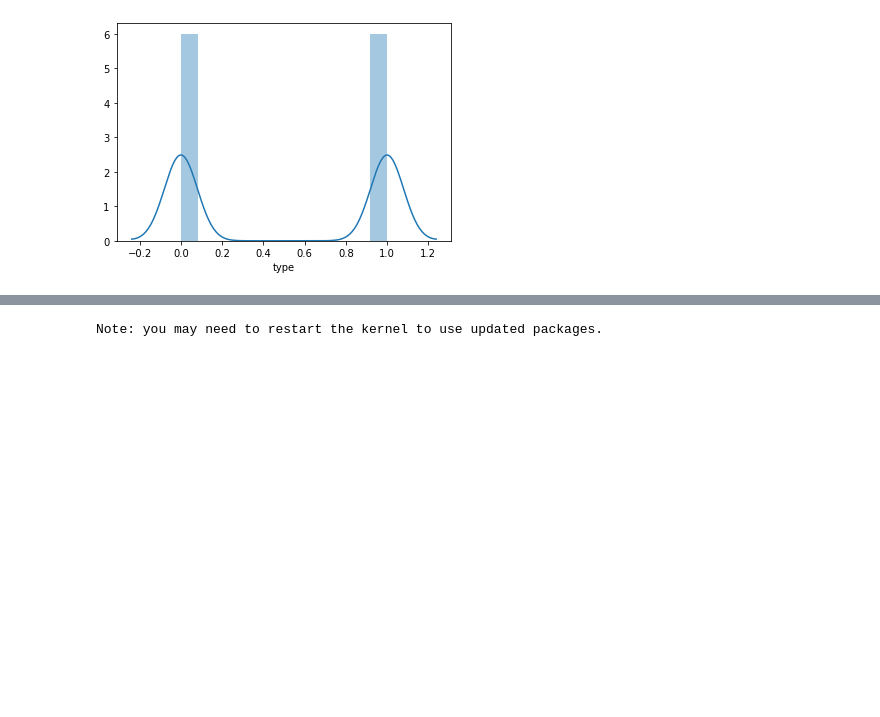
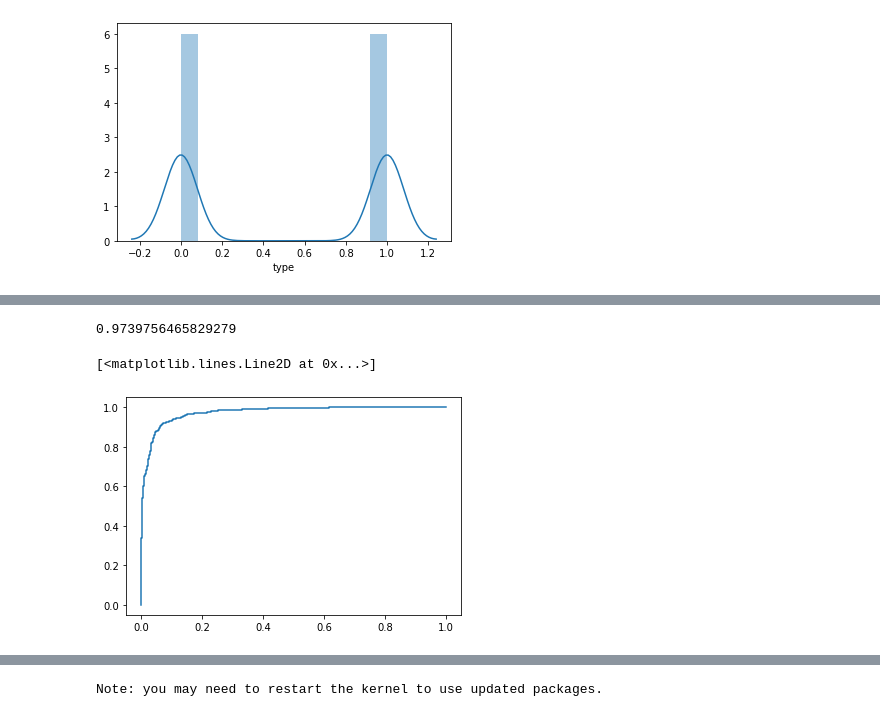
Before and after one commit to SwetaSengupta/DS-Unit-2-Applied-Modeling, a Jupyter notebook: module4-model-interpretation/LS_DS_234_assignment.ipynb, the cells around one changed output, grey strips where cells are left out. Saved outputs shown, nothing was run; the diff lists cells and outputs as text; code cells hidden in the pictures; blank space fills up the shorter version.

```diff
--- a/module4-model-interpretation/LS_DS_234_assignment.ipynb
+++ b/module4-model-interpretation/LS_DS_234_assignment.ipynb
@@ -221,0 +246,14 @@ array([0.00496764, 0.00185012, 0.03293802, 0.1157503 , 0.07752368,
+# %%
+from sklearn.metrics import roc_auc_score
+y_pred_proba = pipeline.predict_proba(X_val)[:, 1]
+roc_auc_score(y_val, y_pred_proba)
+# %% [output]
+0.9739756465829279
+# %%
+import matplotlib.pyplot as plt
+from sklearn.metrics import roc_curve, auc
+fpr, tpr, thresholds = roc_curve(y_val, y_pred_proba)
+plt.plot(fpr, tpr)
+# %% [output]
+[<matplotlib.lines.Line2D at 0x...>]
+[figure, added]
```
Also changed, not shown: parts of 21 cells of this notebook, 1 other file.
